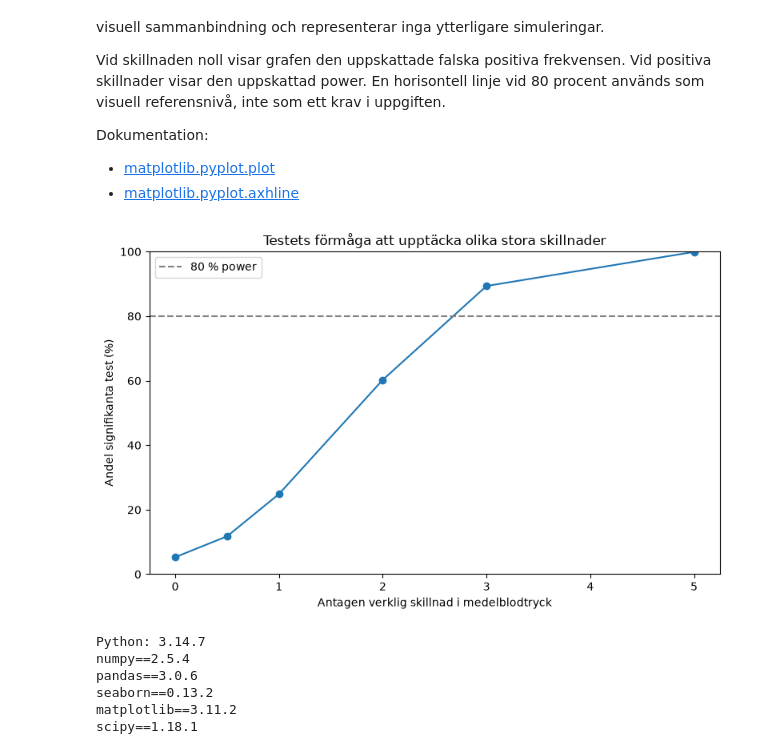
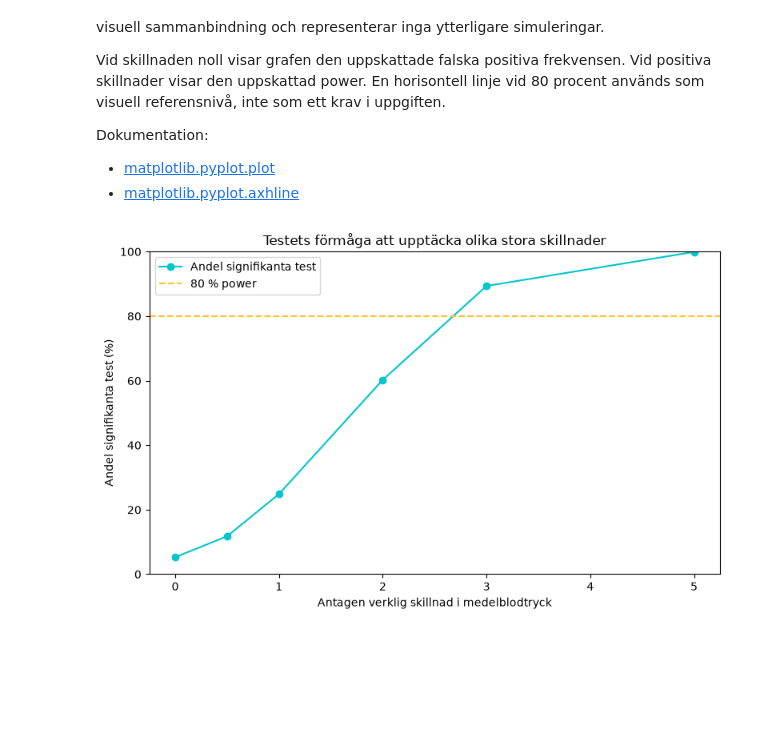
Before and after one commit to VicluUiB/statistisk-analys-halsodata_VictorLundstr-m, a Jupyter notebook: analys.ipynb, the cells around one changed output. Cells and saved outputs as stored; diff of their text form; code cells hidden in the pictures; blank space fills up the shorter version.

```diff
--- a/analys.ipynb
+++ b/analys.ipynb
@@ -499,7 +445,8 @@ Källor:
 - [scipy.stats.ttest_ind](https://docs.scipy.org/doc/scipy/reference/generated/scipy.stats.ttest_ind.html)
 # %%
 def estimate_power(assumed_difference, seed=44):
-    rng_power = np.random.default_rng(seed=44)
+    """Uppskatta andelen signifikanta Welch-test i 5 000 simuleringar."""
+    rng_power = np.random.default_rng(seed=seed)
 
     n_simulations = 5000
     alpha = 0.05
@@ -606,38 +567,28 @@ Dokumentation:
 # %%
 plt.figure(figsize=(8, 5))
 
 plt.plot(
     power_results["assumed_difference"],
     power_results["rejection_percent"],
-    marker="o"
+    marker="o",
+    color="#00C5CD",
+    label="Andel signifikanta test"
 )
 
 plt.axhline(
-    80, color="gray", linestyle="--", label="80 % power"
+    80,
+    color="#FFC125",
+    linestyle="--",
+    label="80 % power"
 )
 
 plt.title("Testets förmåga att upptäcka olika stora skillnader")
 plt.xlabel("Antagen verklig skillnad i medelblodtryck")
 plt.ylabel("Andel signifikanta test (%)")
 plt.ylim(0, 100)
 plt.legend()
 
 plt.tight_layout()
 plt.show()
 # %% [output]
-[figure, old version]
+[figure, new version]
-# %%
-import sys
-from importlib.metadata import version
-
-print(f"Python: {sys.version.split()[0]}")
-
-for package in ["numpy", "pandas", "seaborn", "matplotlib", "scipy"]:
-    print(f"{package}=={version(package)}")
-# %% [output]
-Python: 3.14.7
-numpy==2.5.4
-pandas==3.0.6
-seaborn==0.13.2
-matplotlib==3.11.2
-scipy==1.18.1
```
Also changed, not shown: parts of 41 cells of this notebook, 2 other files.
